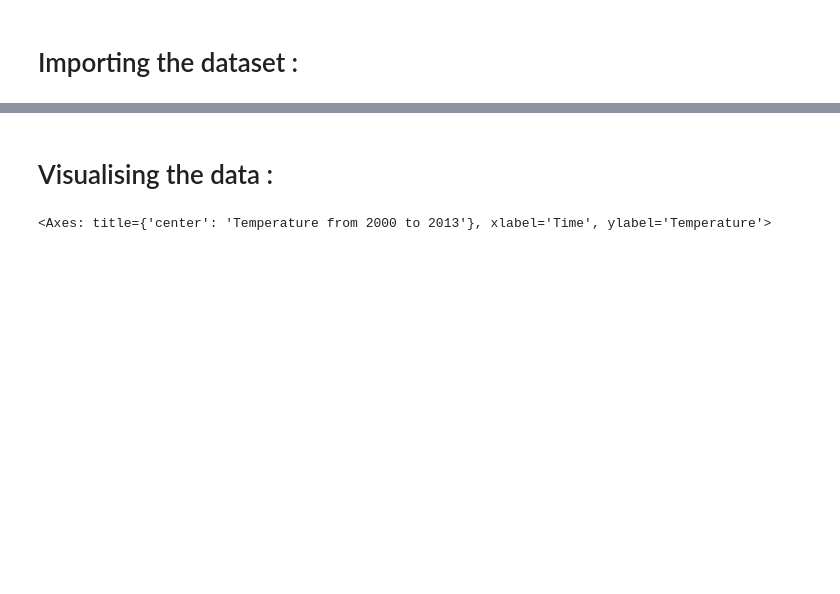
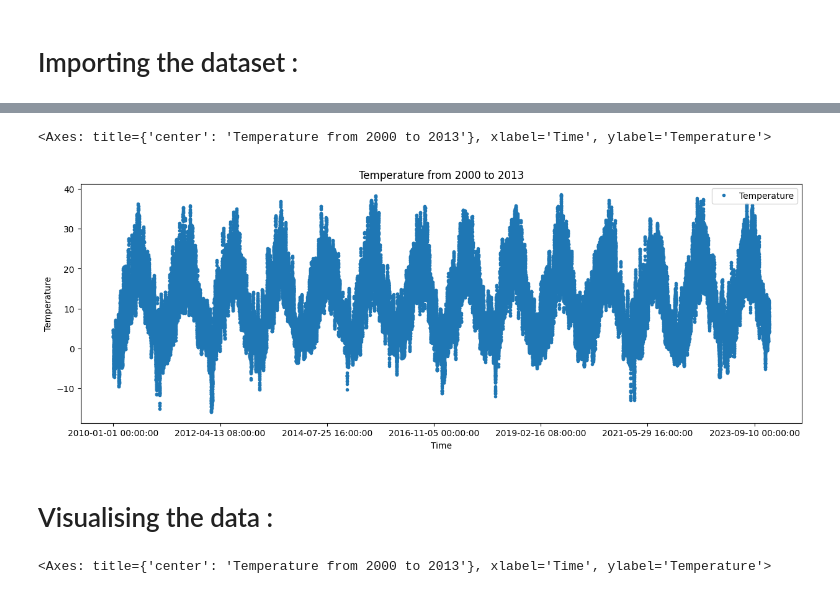
Before and after one commit to MrChaker/Weather-time-series-forcasting, a Jupyter notebook: EDA.ipynb, the cells around one changed output, grey strips where cells are left out. Saved outputs shown, nothing was run; the diff lists cells and outputs as text; code cells hidden in the pictures; blank space fills up the shorter version.

```diff
--- a/EDA.ipynb
+++ b/EDA.ipynb
@@ -41,0 +48,4 @@ df["AverageTemperatureUncertainty"] = df["AverageTemperatureUncertainty"].ffill(
+# %%
+df.to_csv('era5.csv', index=False)
+pre_df = pd.read_csv("era5.csv")
+pre_df
@@ -41,0 +66,4 @@ df["AverageTemperatureUncertainty"] = df["AverageTemperatureUncertainty"].ffill(
+# %%
+pre_df.index = pre_df["Time"]
+pre_df.drop(columns=["Time"], inplace=True)
+pre_df
@@ -41,0 +116,5 @@ df["AverageTemperatureUncertainty"] = df["AverageTemperatureUncertainty"].ffill(
+# %%
+for i in range(9):
+  pre_df.iloc[i+1] = pre_df.iloc[i+1].apply(pd.to_numeric, errors='coerce')
+
+pre_df.info()
@@ -42,3 +153,9 @@ df["AverageTemperatureUncertainty"] = df["AverageTemperatureUncertainty"].ffill(
+# %%
+# Plotting the temperature
+pre_df.plot(y='Temperature' ,style='.' , figsize=(15,5) , title='Temperature from 2000 to 2013' , xlabel='Time' , ylabel='Temperature')
+# %% [output]
+<Axes: title={'center': 'Temperature from 2000 to 2013'}, xlabel='Time', ylabel='Temperature'>
+[figure, added]
 # %% [markdown]
 # Visualising the data :
 # %%
```
Also changed, not shown: parts of 14 cells of this notebook, 2 other files.
